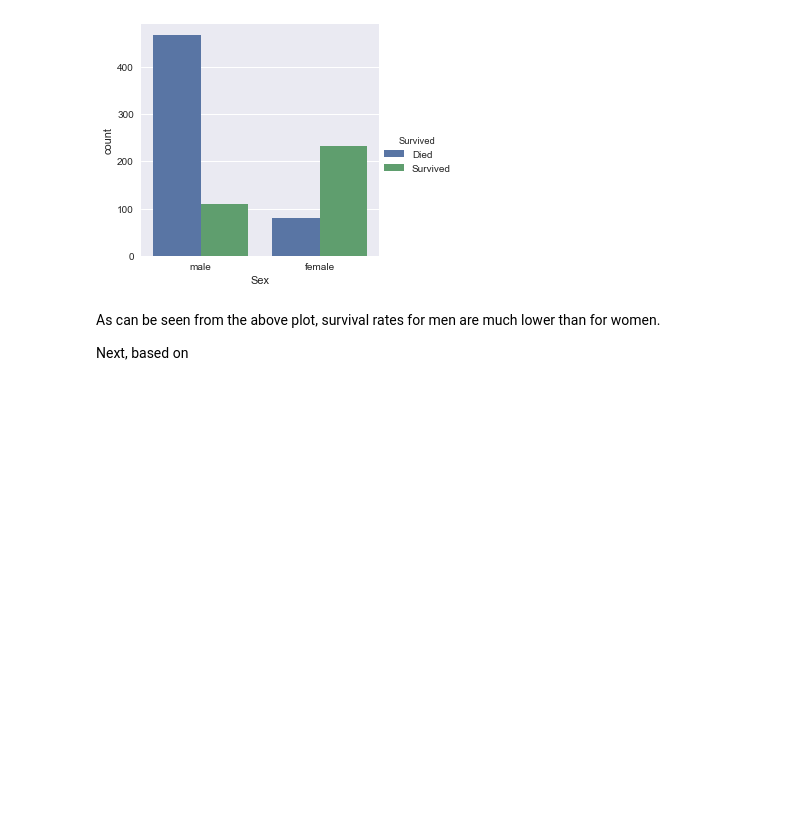
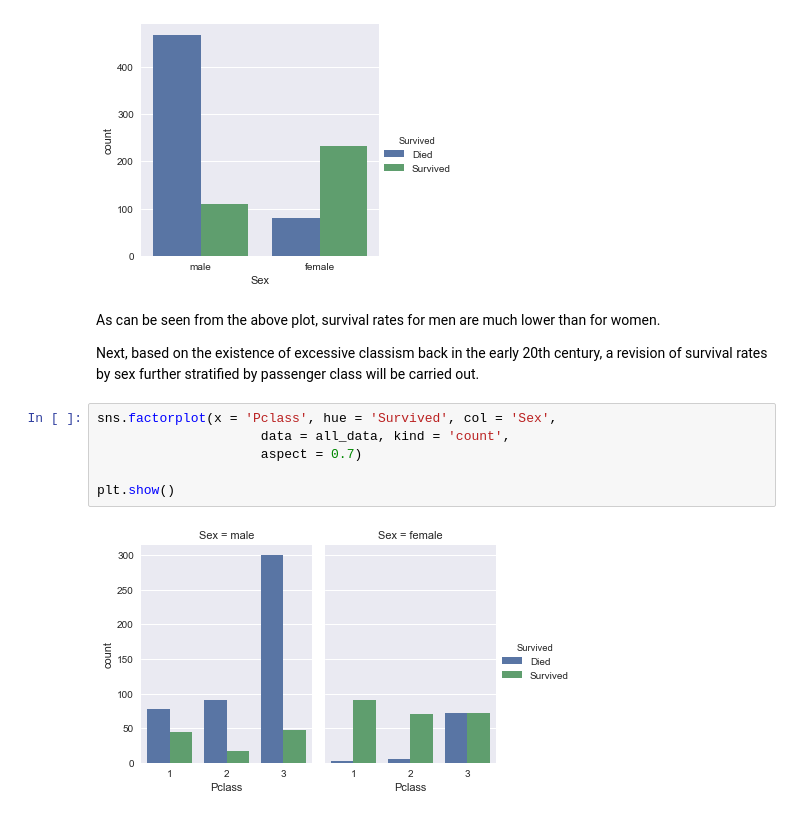
Before and after one commit to marmeladof/TitanicPython, a Jupyter notebook: Kaggle Titanic Competition in Python.ipynb, the cells around one changed output. Drawn from its saved outputs; the diff is of its cells as text; blank space fills up the shorter version.

```diff
--- a/Kaggle Titanic Competition in Python.ipynb
+++ b/Kaggle Titanic Competition in Python.ipynb
@@ -100,4 +101,12 @@ plt.show()
 # %% [markdown]
 As can be seen from the above plot, survival rates for men are much lower than for women.
 
-Next, based on
+Next, based on the existence of excessive classism back in the early 20th century, a revision of survival rates by sex further stratified by passenger class will be carried out.
+# %%
+sns.factorplot(x = 'Pclass', hue = 'Survived', col = 'Sex',
+                     data = all_data, kind = 'count',
+                     aspect = 0.7)
+
+plt.show()
+# %% [output]
+[figure, added]
```
Also changed, not shown: parts of 14 cells of this notebook, 1 other file.
